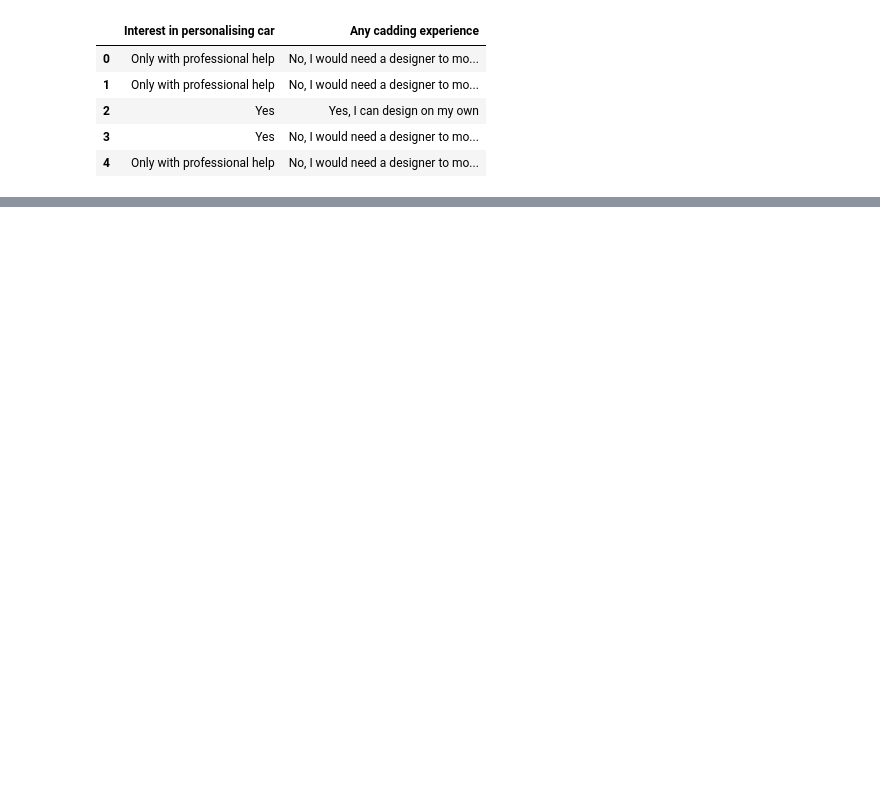
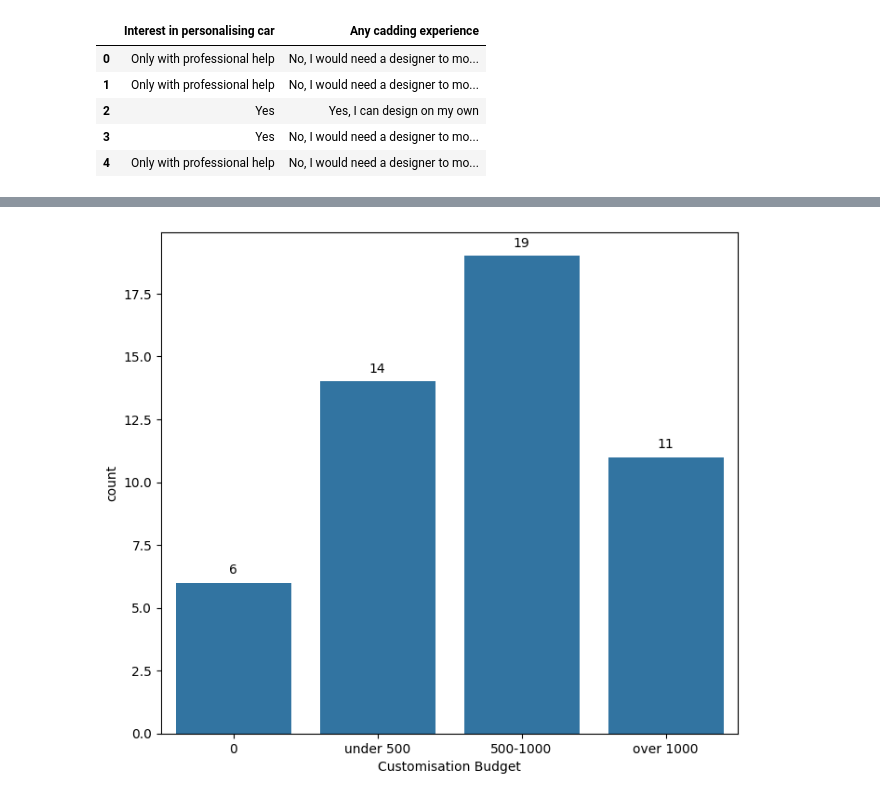
Before and after one commit to Rzi98/MA4829-AY23-24-S2, a Jupyter notebook: src/visualisation.ipynb, the cells around one changed output, grey strips where cells are left out. Saved outputs shown, nothing was run; the diff lists cells and outputs as text; code cells hidden in the pictures; blank space fills up the shorter version.

```diff
--- a/src/visualisation.ipynb
+++ b/src/visualisation.ipynb
@@ -47,0 +52,8 @@ for p in ax.patches:
+# %%
+import pandas as pd
+
+df = pd.read_csv('../data/cleaned_data.csv')
+
+df = df[['Customisation Budget', 'Personalisation Budget']]
+
+df.head()
@@ -47,0 +67,18 @@ for p in ax.patches:
+# %%
+import matplotlib.pyplot as plt
+import seaborn as sns
+
+custom_order = ["0", "under 500", "500-1000", "over 1000"]
+
+plt.figure(figsize=(8, 7))
+ax = sns.countplot(df, x="Customisation Budget", order=custom_order)
+
+for p in ax.patches:
+    count = int(p.get_height())
+    if count > 0:
+        ax.annotate(f'{count}', (p.get_x() + p.get_width() / 2., count),
+                    ha='center', va='center', xytext=(0, 10), textcoords='offset points')
+
+plt.show()
+# %% [output]
+[figure, added]
```
Also changed, not shown: parts of 9 cells of this notebook.
